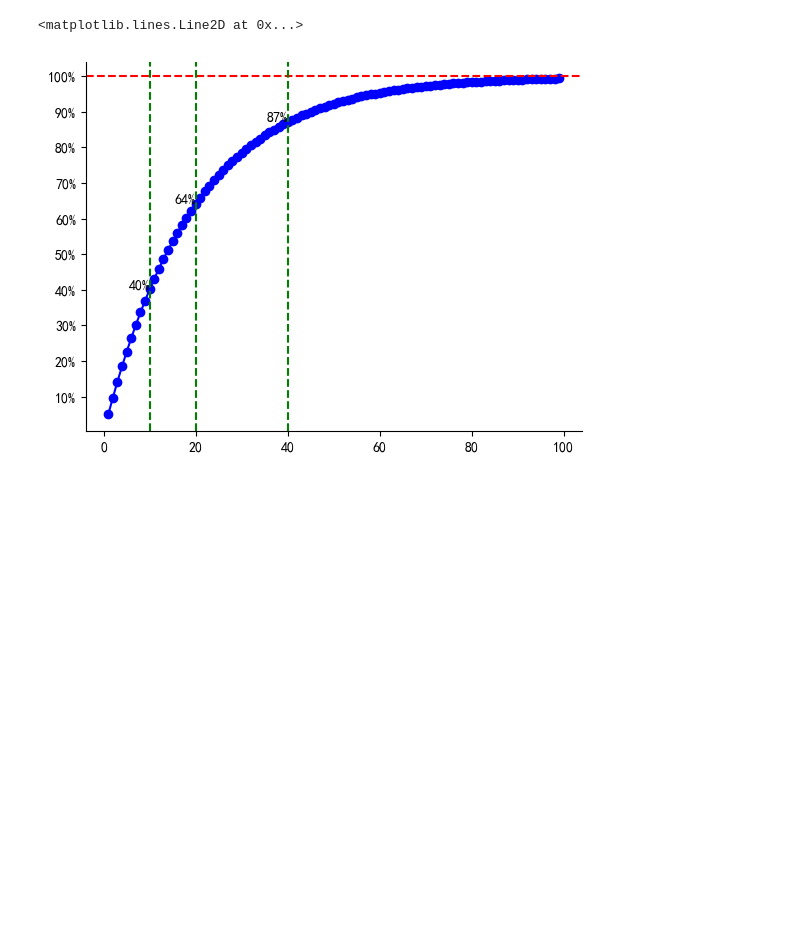
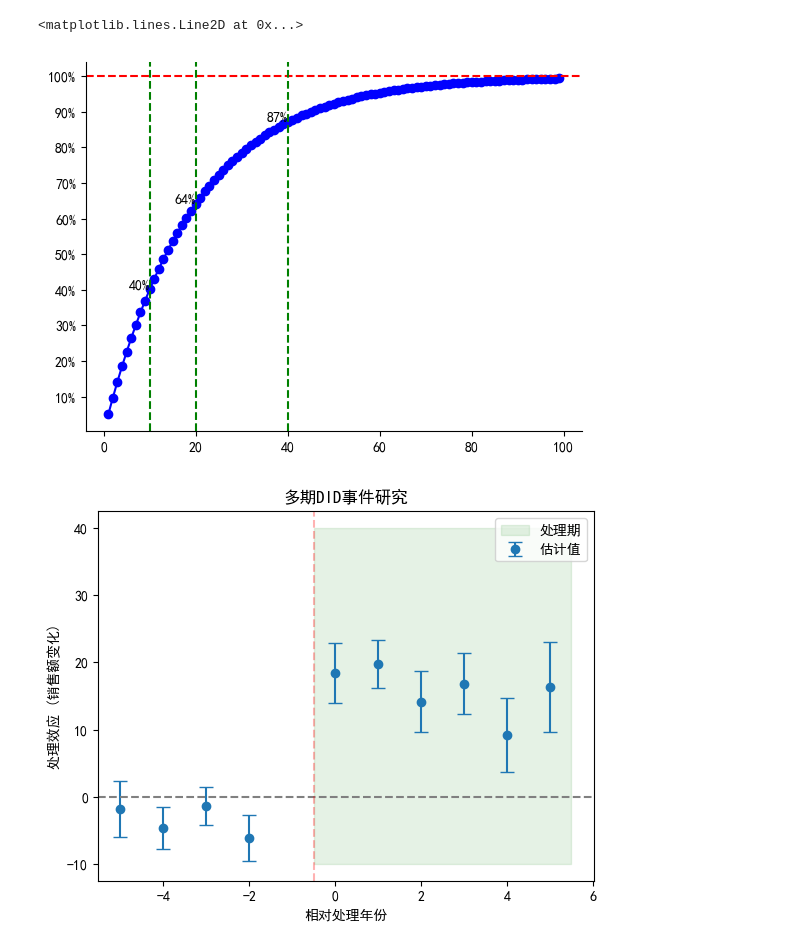
Before and after one commit to jintangz/PublicArticle, a Jupyter notebook: ABT/Chapter5.assets/图片绘制.ipynb, the cells around one changed output. Drawn from its saved outputs; the diff is of its cells as text; code cells hidden in the pictures; blank space fills up the shorter version.

```diff
--- a/ABT/Chapter5.assets/图片绘制.ipynb
+++ b/ABT/Chapter5.assets/图片绘制.ipynb
@@ -37,3 +37,70 @@ plt.axvline(x=40, color='green', linestyle='--', label='x=40')
 # %% [output]
 <matplotlib.lines.Line2D at 0x...>
 [figure]
+# %%
+import pandas as pd
+import numpy as np
+import linearmodels as lm
+
+# 生成模拟数据（100个公司，2010-2020年）
+np.random.seed(42)
+years = list(range(2010, 2021))
+companies = [f'F{i}' for i in range(1, 101)]
+
+data = []
+for comp in companies:
+    treat_year = np.random.choice([2014, 2016, 2018]) if np.random.rand() > 0.3 else 0  # 30%作为对照组
+    base_sales = np.random.normal(100, 20)
+
+    for year in years:
+        time_trend = (year - 2010) * 5
+        treated = 1 if treat_year > 0 and year >= treat_year else 0
+        treatment_effect = np.random.normal(25, 5) * treated if treated else 0
+
+        sales = base_sales + time_trend + treatment_effect + np.random.normal(0, 10)
+        data.append({'company': comp, 'year': year,
+                     'treated': treated, 'sales': sales,
+                     'treat_year': treat_year})
+
+df = pd.DataFrame(data)
+# 创建相对时间变量
+df['rel_year'] = df.year - df.treat_year
+df = df.set_index(['company', 'year'])
+
+
+
+df.loc[df['treat_year'] == 0, 'rel_year'] = -999  # 对照组标记
+
+# 多期DID回归（事件研究法）
+df_events = df.copy()
+for yr in range(-5, 6):  # 生成-5到5期虚拟变量
+    if yr != -1:  # 省略-1期作为基准
+        df_events[f'd_{yr}'] = (df_events['rel_year'] == yr).astype(int)
+
+formula = "sales ~ 1 + " + " + ".join([f"`d_{yr}`" for yr in range(-5,6) if yr != -1])
+formula += " + EntityEffects + TimeEffects"
+
+model = lm.PanelOLS.from_formula(formula, df_events.dropna())
+results = model.fit(cov_type='clustered', cluster_entity=True)
+
+# 提取事件研究结果
+coefs = pd.DataFrame({
+    'time': [t for t in range(-5, 6) if t != -1],
+    'coef': results.params[1:16].values,
+    'se': results.std_errors[1:16].values
+})
+
+# 绘制事件研究图
+import matplotlib.pyplot as plt
+plt.errorbar(coefs['time'], coefs['coef'], yerr=1.96*coefs['se'],
+             fmt='o', capsize=5, label='估计值')
+plt.axhline(y=0, color='grey', linestyle='--')
+plt.axvline(x=-0.5, color='red', linestyle='--', alpha=0.3)
+plt.fill_between([-0.5, 5.5], -10, 40, color='green', alpha=0.1, label='处理期')
+plt.xlabel('相对处理年份')
+plt.ylabel('处理效应 (销售额变化)')
+plt.title('多期DID事件研究')
+plt.legend()
+plt.show()
+# %% [output]
+[figure, added]
```
Also changed, not shown: parts of 6 cells of this notebook, 17 other files.
